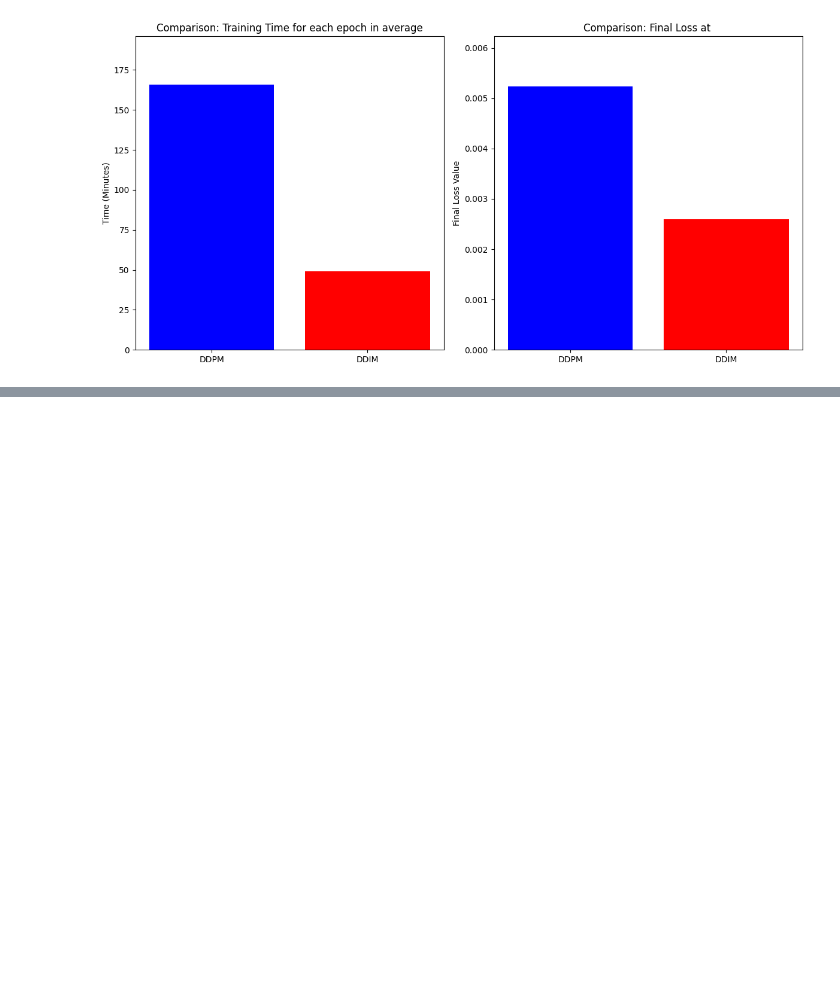
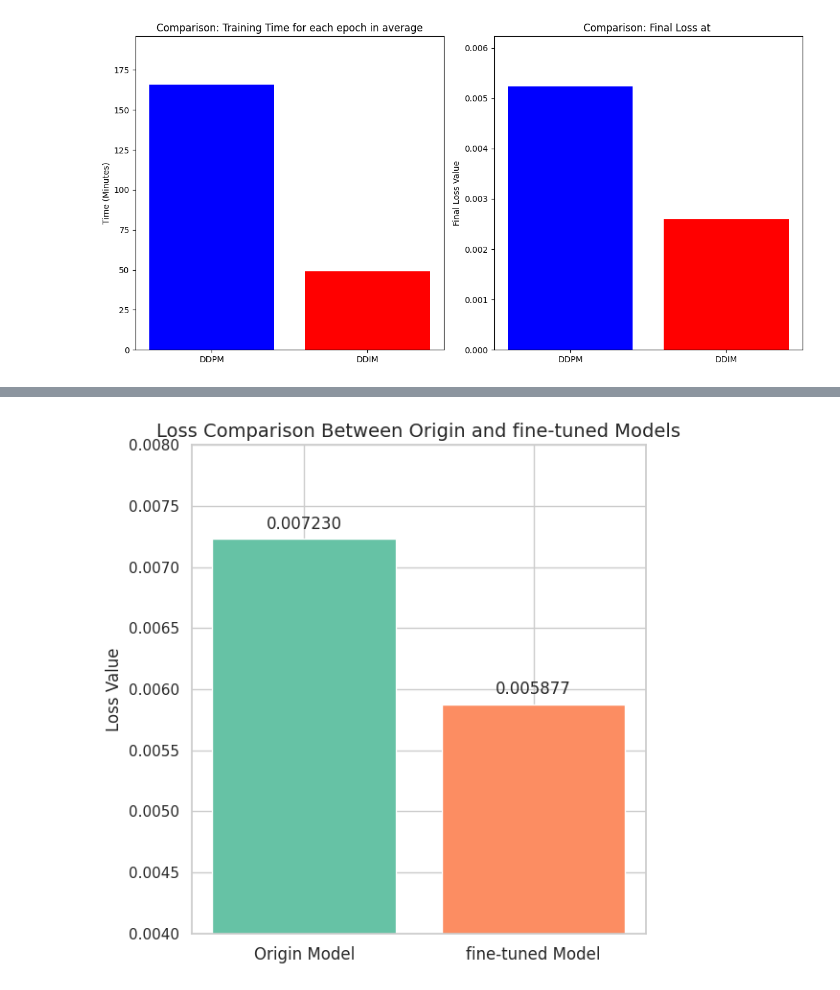
Before and after one commit to HaibinLai/CrashSimGen, a Jupyter notebook: Attention/DDIM_speed_visualize.ipynb, the cells around one changed output, grey strips where cells are left out. Cells and saved outputs as stored; diff of their text form; code cells hidden in the pictures; blank space fills up the shorter version.

```diff
--- a/Attention/DDIM_speed_visualize.ipynb
+++ b/Attention/DDIM_speed_visualize.ipynb
@@ -100,0 +250,42 @@ plt.show()
+# %%
+import matplotlib.pyplot as plt
+import numpy as np
+import seaborn as sns
+
+# 损失值数据
+losses = [0.007229907438158989, 0.005876998417079449]
+models = ['Origin Model', 'fine-tuned Model']
+
+# 设置位置
+x = np.arange(len(models))
+
+# 创建图形
+fig, ax = plt.subplots(figsize=(6, 6))
+
+# 使用seaborn的调色板
+sns.set(style="whitegrid")  # 设置背景为网格样式
+palette = sns.color_palette("Set2", 2)  # 使用Seaborn的调色板，选择两种颜色
+
+# 绘制条形图
+bars = ax.bar(x, losses, color=palette)
+
+# 设置标题和标签
+ax.set_title('Loss Comparison Between Origin and fine-tuned Models', fontsize=14)
+ax.set_ylabel('Loss Value', fontsize=12)
+ax.set_xticks(x)
+ax.set_xticklabels(models, fontsize=12)
+ax.set_ylim(0.004, 0.008)  # 设置y轴范围
+
+# 在条形图上添加数字标签
+for i, bar in enumerate(bars):
+    ax.text(bar.get_x() + bar.get_width() / 2, bar.get_height() + 0.00005,  # x, y 坐标
+            f'{bar.get_height():.6f}',  # 显示数字，保留6位小数
+            ha='center', va='bottom', fontsize=12)
+
+plt.savefig('comparison_on_loss.png')
+
+# 显示图形
+plt.tight_layout()
+plt.show()
+# %% [output]
+[figure, added]
```
Also changed, not shown: parts of 3 cells of this notebook, 11 other files.
